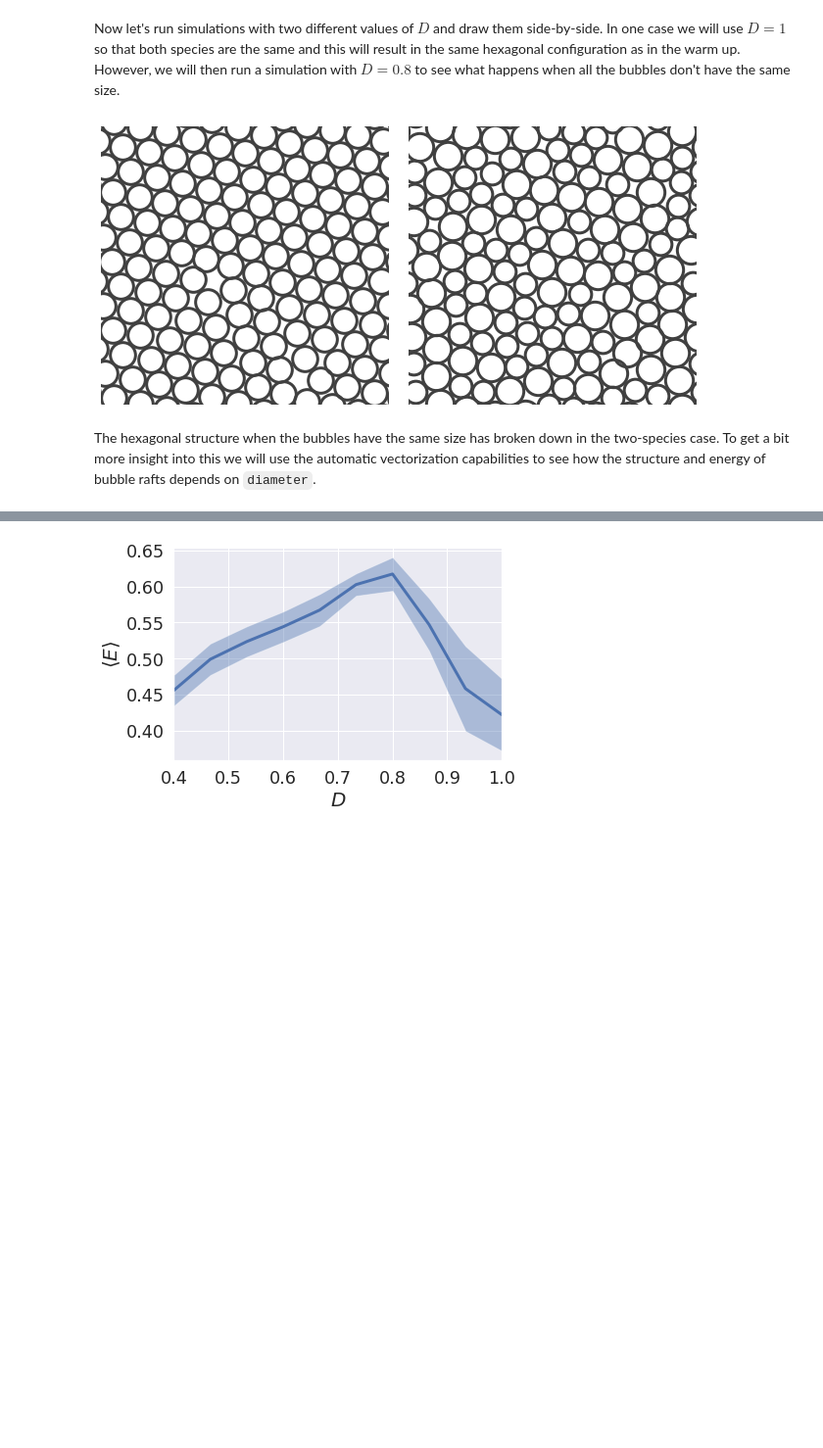
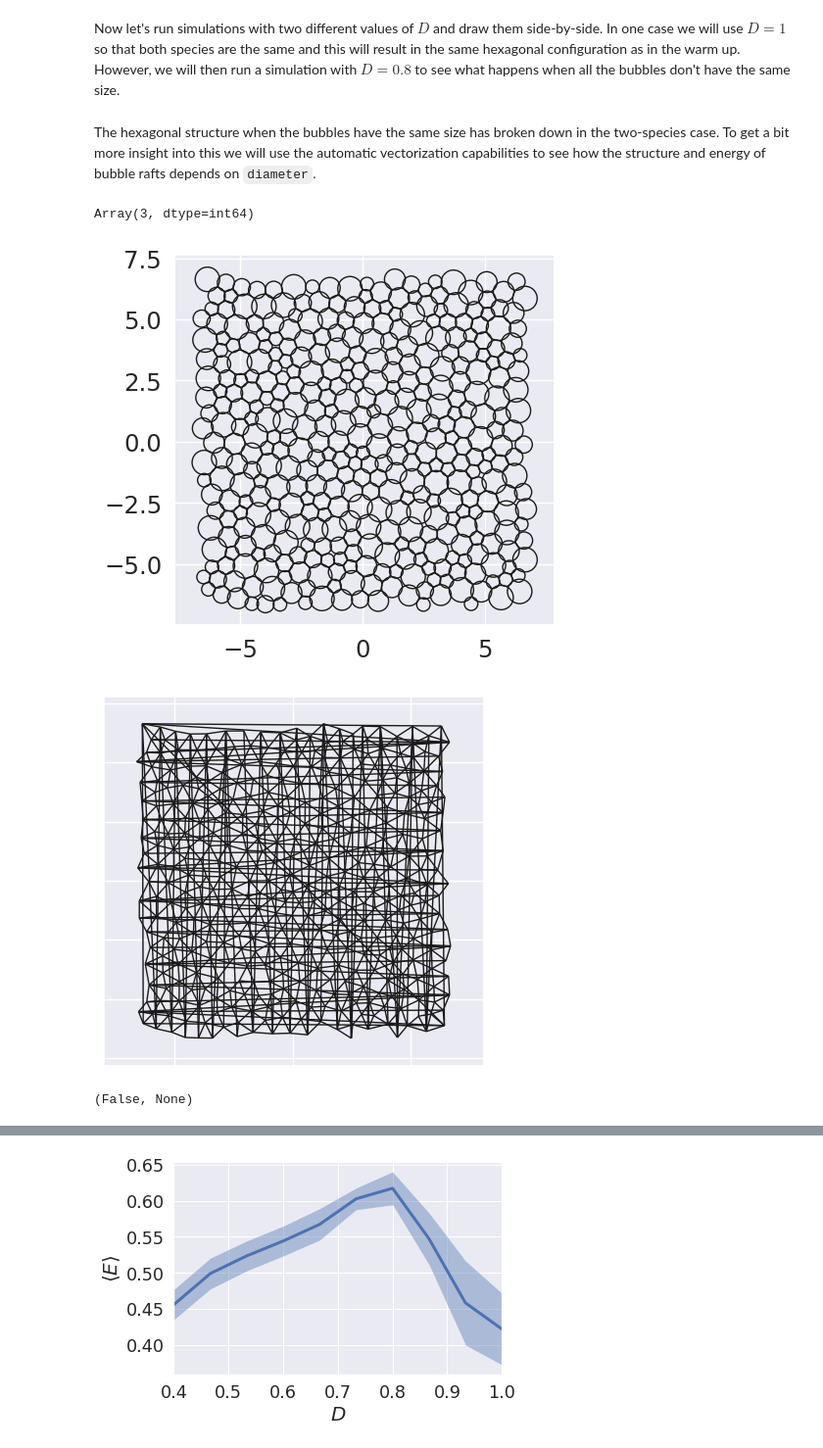
Before and after one commit to bylehn/saxophone, a Jupyter notebook: makeinit.ipynb, the cells around one changed output, grey strips where cells are left out. Shown at 98% size. Drawn from its saved outputs; the diff is of its cells as text; code cells hidden in the pictures; blank space fills up the shorter version.

Commit message:
we are able to get an initial configuration and an appropriate graph. Need to standardize the function and add the periodic compatibility elsewhere...

```diff
--- a/makeinit.ipynb
+++ b/makeinit.ipynb
@@ -348,7 +196,7 @@ where the factor of $8$ comes from the fact that our system is split into two ha
 $$L = \sqrt{\frac{V_{\text{bubbles}}}{\phi}}.$$
 We begin by setting up some experiment parameters and writing a function to compute $L$ as a function of $D$.
 # %%
-N = 128
+N = 1024
 N_2 = N // 2
 
 simulation_steps = np.arange(300)
@@ -357,7 +205,7 @@ temperature = 1e-5
 
 key = random.PRNGKey(0)
 
-packing_fraction = 0.98
+packing_fraction = 0.9
 markersize = 260
 
 def box_size_at_packing_fraction(diameter):
@@ -376,8 +324,8 @@ We will feed the `species` and `sigma` definitions into the `energy.soft_sphere_
 # %%
 from jax_md import minimize
 
-def simulation(diameters, key):
-  box_size = box_size_at_packing_fraction(diameter)
+def simulation(diameters, packing_fraction, key):
+  box_size = box_size_at_packing_fraction(diameters, species, packing_fraction)
   displacement, shift = space.periodic(box_size)
 
   sigma = species_sigma(diameters)
@@ -397,18 +345,3 @@ def simulation(diameters, key):
   return box_size, energy_fn(state.position), state.position
 # %% [markdown]
 Now let's run simulations with two different values of $D$ and draw them side-by-side. In one case we will use $D = 1$ so that both species are the same and this will result in the same hexagonal configuration as in the warm up. However, we will then run a simulation with $D = 0.8$ to see what happens when all the bubbles don't have the same size.
-# %%
-plt.subplot(1, 2, 1)
-
-box_size, raft_energy, bubble_positions = simulation(1.0, key)
-draw_system(bubble_positions, box_size, markersize)
-finalize_plot((0.5, 0.5))
-
-plt.subplot(1, 2, 2)
-
-box_size, raft_energy, bubble_positions = simulation(0.8, key)
-draw_system(bubble_positions[:N_2], box_size, 0.8 * markersize)
-draw_system(bubble_positions[N_2:], box_size, markersize)
-finalize_plot((2.0, 1))
-# %% [output]
-[figure, removed]
@@ -415,5 +358,49 @@ finalize_plot((2.0, 1))
 # %% [markdown]
 The hexagonal structure when the bubbles have the same size has broken down in the two-species case. To get a bit more insight into this we will use the automatic vectorization capabilities to see how the structure and energy of bubble rafts depends on `diameter`.
+# %%
+def createGraphFromPositions(N, bubble_positions, diameters, species, box_size):
+    X = onp.array(bubble_positions, dtype = np.float64)
+    r_c = 0.5*( onp.tile(diameters[species],(N,1)) + onp.tile(diameters[species],(N,1)).T)
+    Q=X/box_size
+    T=np.tile(Q,(N,1,1))
+    T2=np.moveaxis(T,0,1)
+    TD=T-T2
+    TDN=TD-onp.rint(TD)
+    TDR=box_size*TDN
+
+    E1=onp.array(np.where(np.linalg.norm(TDR,axis=2)<r_c))
+    E=onp.transpose(E1[:,E1[0]>E1[1]])
+
+    G = nx.Graph()
+    G.add_nodes_from(range(N))
+    G.add_edges_from(E)
+    E = onp.array(G.edges)
+    L = onp.linalg.norm(X[E[:, 0], :] - X[E[:, 1], :], axis=1)
+    if np.sum(L<0.1)>0:
+        print('issue')
+    return N, G, X, E
+# %%
+def plotGraph(N,G,X):
+    fig_length = 5 #inches
+    dots_per_inch = 100
+    fig, ax = plt.subplots(figsize=(fig_length, fig_length), dpi = dots_per_inch)
+    pos = {i: (X[i, 0], X[i, 1]) for i in range(N)}
+    nx.draw_networkx_edges(G,pos)
+    plt.axis('equal')
+    return
+# %%
+box_size, raft_energy, bubble_positions = simulate_and_show(diameters, 1.1)
+N, G, X, E = createGraphFromPositions(N, bubble_positions, diameters, species,box_size)
+plotGraph(N,G,X)
+np.min(np.transpose(np.array(G.degree()))[1]) #degrees
+# %% [output]
+Array(3, dtype=int64)
+[figure, added]
+[figure, added]
+# %%
+nx.check_planarity(G)
+# %% [output]
+(False, None)
 # %%
 ensemble_size = 40
 
```
Also changed, not shown: parts of 36 cells of this notebook.
